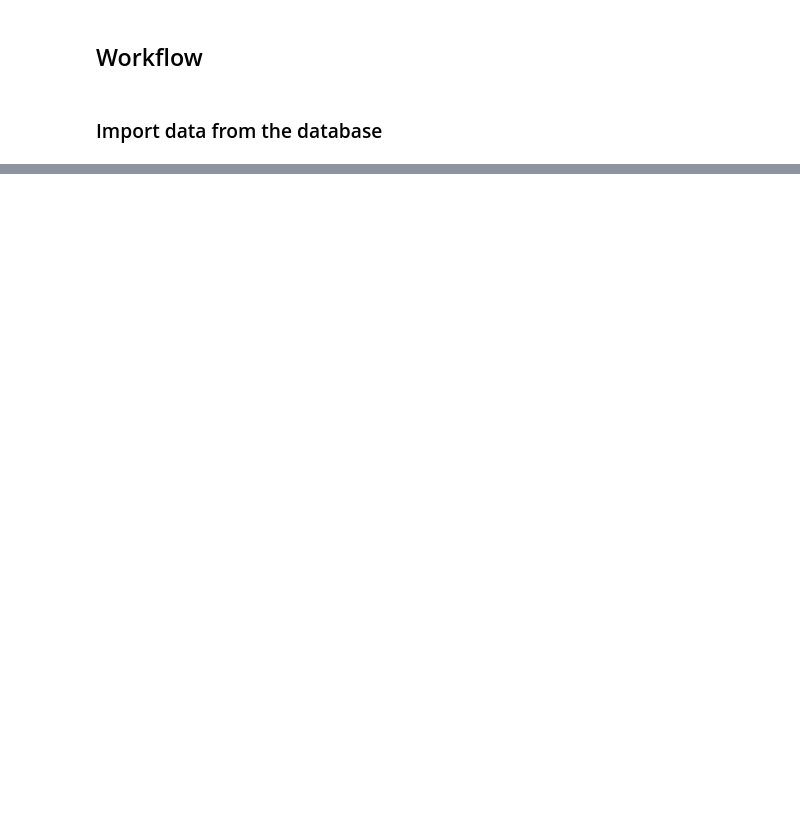
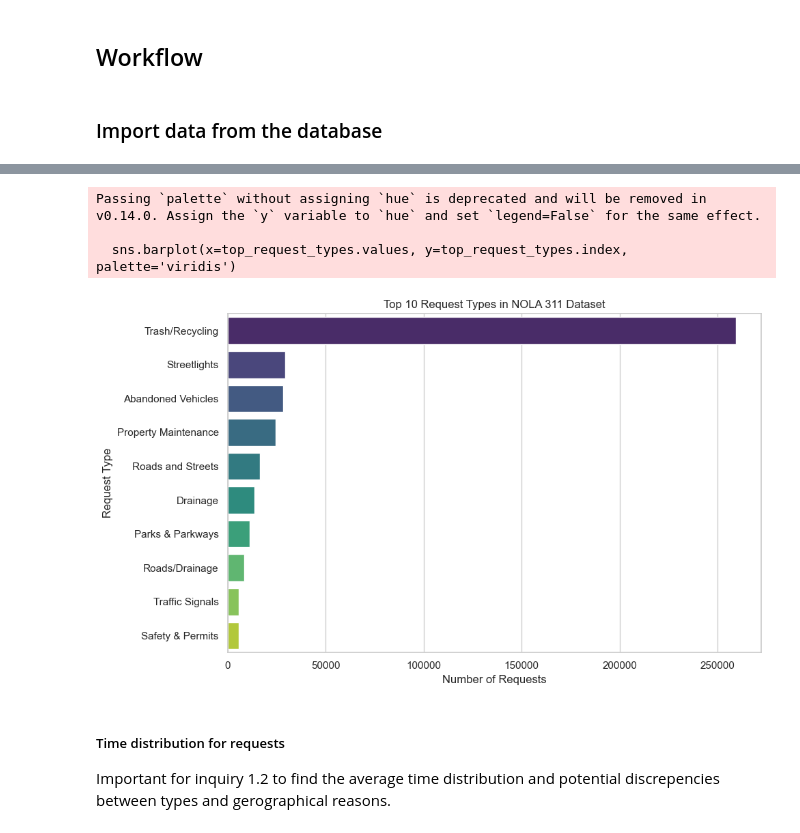
Before and after one commit to syedamahnoorasad/Investigating-Nola-311-Data, a Jupyter notebook: milestone1.ipynb, the cells around one changed output, grey strips where cells are left out. Saved outputs shown, nothing was run; the diff lists cells and outputs as text; code cells hidden in the pictures; blank space fills up the shorter version.

```diff
--- a/milestone1.ipynb
+++ b/milestone1.ipynb
@@ -73,0 +63,4 @@ In the final project, I will apply the same workflow to the chosen real dataset,
+# %%
+### dropping redundant columns
+nola_311.drop(columns=['Location'], inplace=True)
+nola_311.head()
@@ -73,0 +117,11 @@ In the final project, I will apply the same workflow to the chosen real dataset,
+# %%
+### convert columns to appropriate data types
+nola_311['request_number'] = nola_311['request_number'].astype(str)
+nola_311['row_id'] = nola_311['row_id'].str.replace(',', '').astype(int)
+nola_311['projected_x'] = nola_311['projected_x'].str.replace(',', '').astype(float)
+nola_311['projected_y'] = nola_311['projected_y'].str.replace(',', '').astype(float)
+nola_311['date_modified'] = pd.to_datetime(nola_311['date_modified'])
+nola_311['date_created'] = pd.to_datetime(nola_311['date_created'])
+nola_311['date_closed'] = pd.to_datetime(nola_311['date_closed'])
+
+nola_311.dtypes
@@ -73,0 +148,11 @@ In the final project, I will apply the same workflow to the chosen real dataset,
+# %%
+### checking for missing values in the dataset
+nola_311.isnull().sum()
+
+### replace nan with 'Unknown' in the object type columns
+object_columns = nola_311.select_dtypes(include=['object']).columns
+nola_311[object_columns] = nola_311[object_columns].fillna('Unknown')
+
+### replace projected_x and projected_y with 0 for missing values
+nola_311['projected_x'] = nola_311['projected_x'].fillna(0)
+nola_311['projected_y'] = nola_311['projected_y'].fillna(0)
@@ -73,0 +193,6 @@ In the final project, I will apply the same workflow to the chosen real dataset,
+# %%
+### grouby request type and count number of requests for each type
+request_type_counts = nola_311.groupby('request_type').size()
+
+### sort the request type counts in descending order and display the top 10 request types
+request_type_counts.sort_values(ascending=False).head(10)
@@ -73,0 +212,19 @@ In the final project, I will apply the same workflow to the chosen real dataset,
+# %%
+### bar plot of top 10 request types
+top_request_types = request_type_counts.sort_values(ascending=False).head(10)
+plt.figure(figsize=(10, 6))
+sns.barplot(x=top_request_types.values, y=top_request_types.index, palette='viridis')
+plt.title('Top 10 Request Types in NOLA 311 Dataset')
+plt.xlabel('Number of Requests')
+plt.ylabel('Request Type')
+plt.tight_layout()
+plt.show()
+# %% [output]
+Passing `palette` without assigning `hue` is deprecated and will be removed in v0.14.0. Assign the `y` variable to `hue` and set `legend=False` for the same effect.
+
+  sns.barplot(x=top_request_types.values, y=top_request_types.index, palette='viridis')
+[figure, added]
+# %% [markdown]
+##### Time distribution for requests
+
+Important for inquiry 1.2 to find the average time distribution and potential discrepencies between types and gerographical reasons.
```
Also changed, not shown: parts of 26 cells of this notebook, 1 other file.
